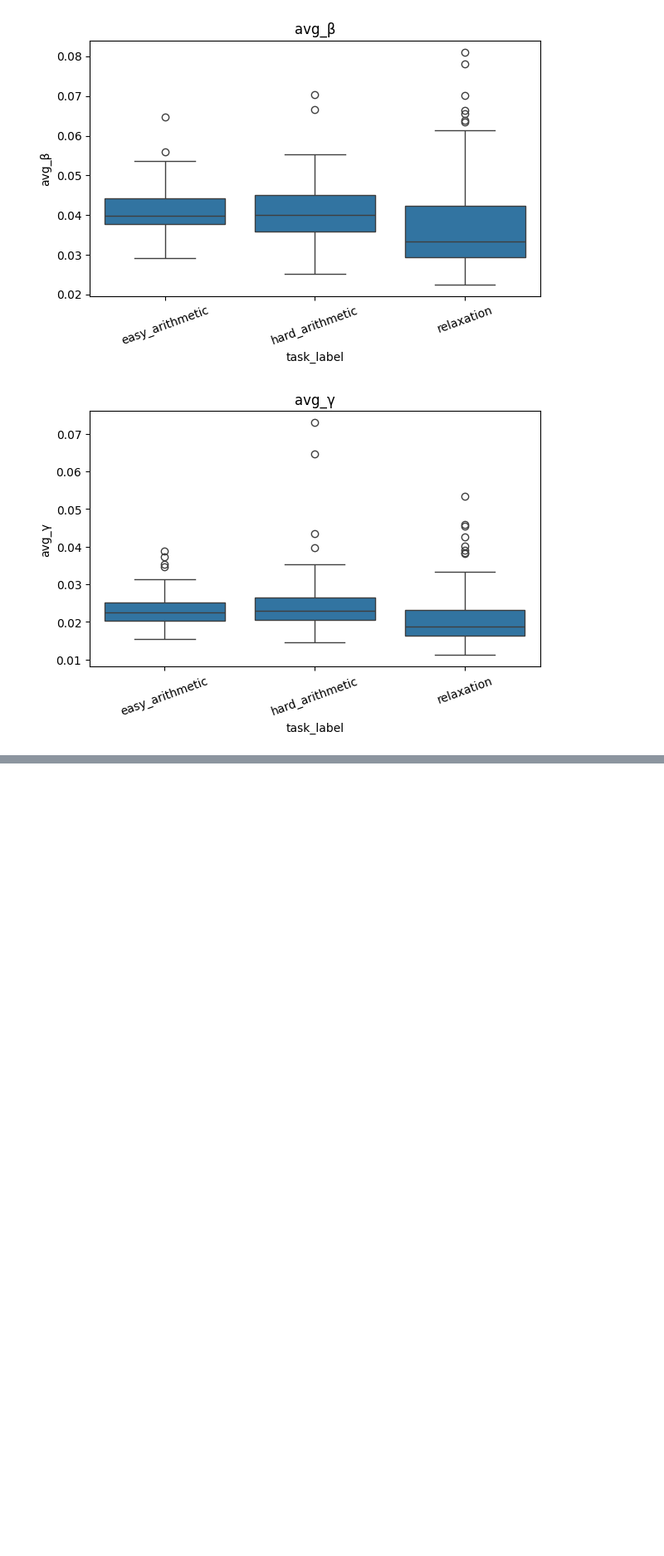
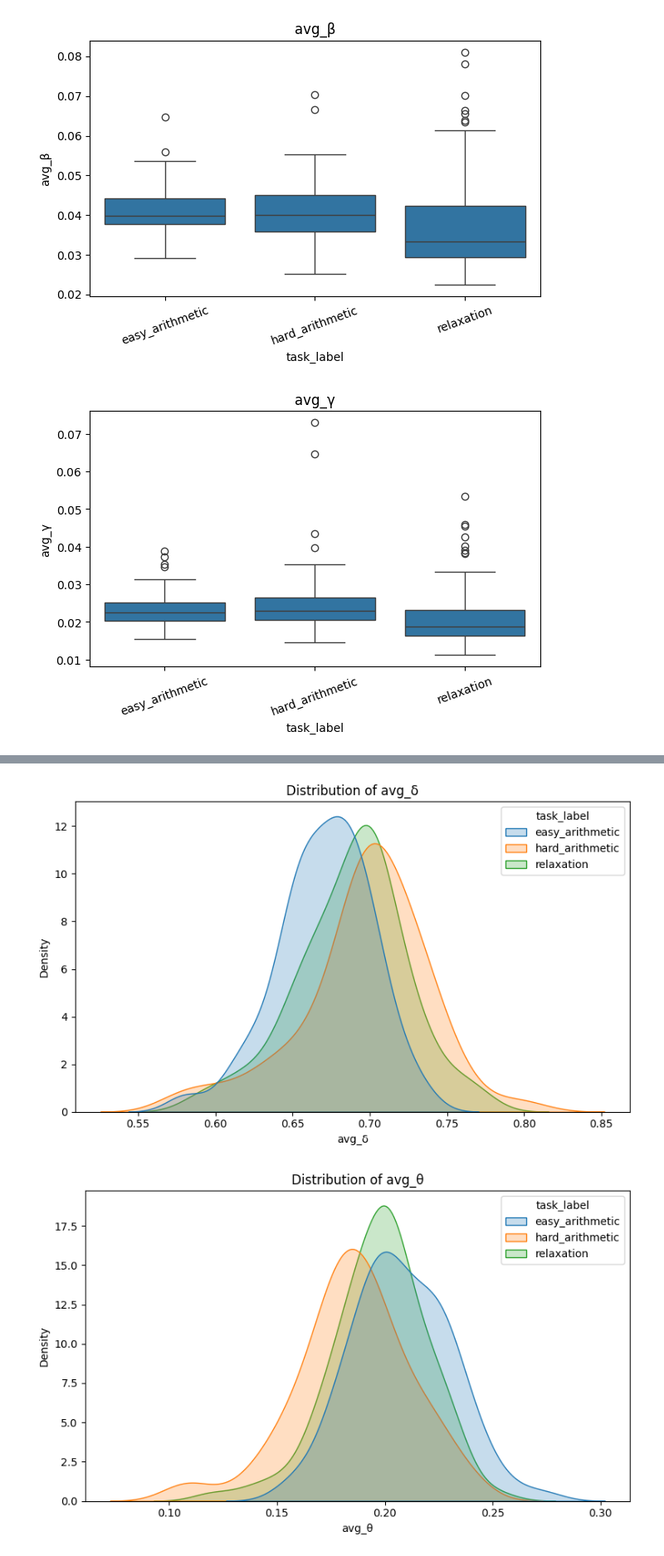
Before and after one commit to utsimul/Cognitive_workload_estimation, a Jupyter notebook: EDA/EEG_30_EDA.ipynb, the cells around one changed output, grey strips where cells are left out. Shown at 83% size. Drawn from its saved outputs; the diff is of its cells as text; code cells hidden in the pictures; blank space fills up the shorter version.

```diff
--- a/EDA/EEG_30_EDA.ipynb
+++ b/EDA/EEG_30_EDA.ipynb
@@ -419,0 +465,23 @@ print(asymmetry_features)
+# %%
+for feature in avg_band_features:
+
+    plt.figure(figsize=(8, 5))
+
+    sns.kdeplot(
+        data=EEG_all,
+        x=feature,
+        hue="task_label",
+        hue_order=class_order,
+        fill=True,
+        common_norm=False,
+        alpha=0.25
+    )
+
+    plt.title(f"Distribution of {feature}")
+    plt.xlabel(feature)
+    plt.ylabel("Density")
+    plt.tight_layout()
+    plt.show()
+# %% [output]
+[figure, added]
+[figure, added]
```
Also changed, not shown: parts of 59 cells of this notebook.
